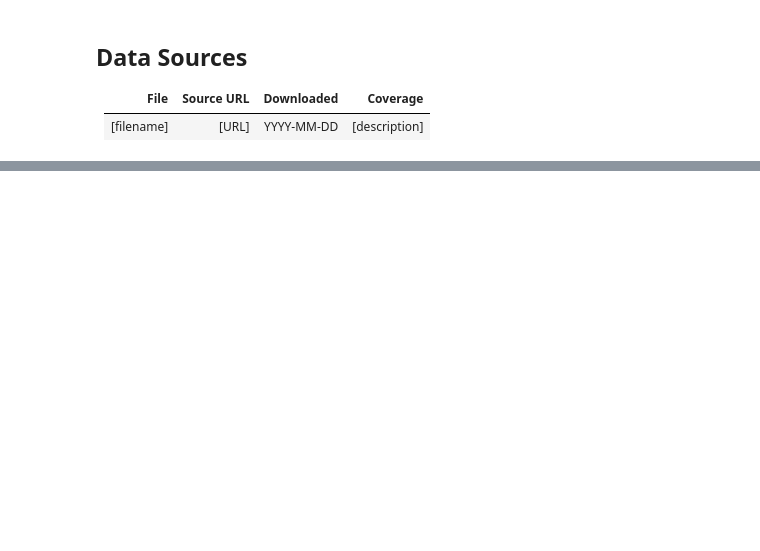
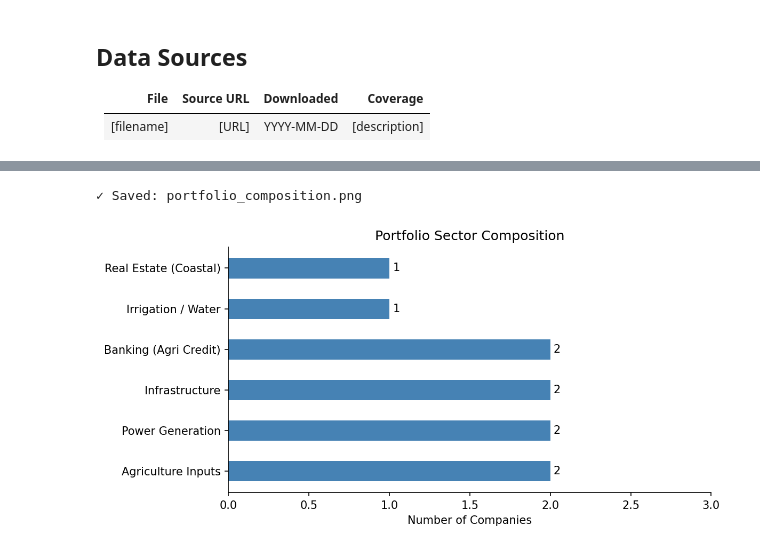
Before and after one commit to imsaichauhan/a1-climate-var, a Jupyter notebook: notebooks/main.ipynb, the cells around one changed output, grey strips where cells are left out. Cells and saved outputs as stored; diff of their text form; code cells hidden in the pictures; blank space fills up the shorter version.

```diff
--- a/notebooks/main.ipynb
+++ b/notebooks/main.ipynb
@@ -44,0 +152,15 @@ print("Environment ready.")
+# %%
+sector_counts = portfolio['sector'].value_counts()
+
+fig, ax = plt.subplots(figsize=(8, 4))
+bars = ax.barh(sector_counts.index, sector_counts.values, color='steelblue', height=0.5)
+ax.set_xlabel("Number of Companies")
+ax.set_title("Portfolio Sector Composition")
+ax.bar_label(bars, padding=3)
+ax.set_xlim(0, sector_counts.max() + 1)
+plt.tight_layout()
+savefig("portfolio_composition.png")
+plt.show()
+# %% [output]
+✓ Saved: portfolio_composition.png
+[figure, added]
```
Also changed, not shown: parts of 32 cells of this notebook, 7 other files.
